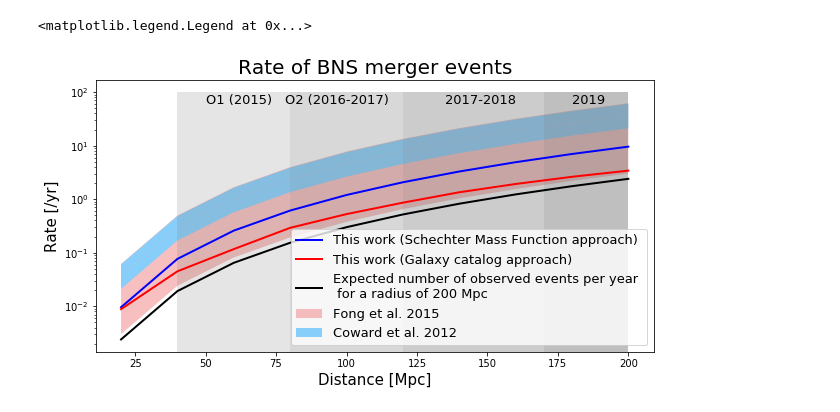
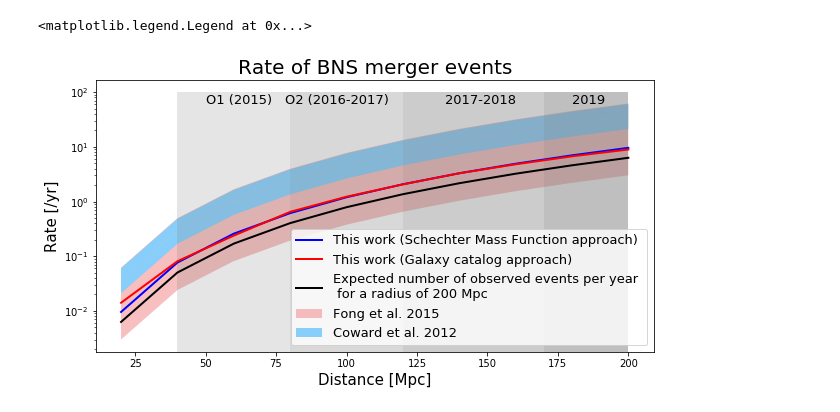
Before and after one commit to kperezsa/BNS-MergerRates, a Jupyter notebook: workVSliterature.ipynb, the cells around one changed output. Saved outputs shown, nothing was run; the diff lists cells and outputs as text; code cells hidden in the pictures.

Commit message:
new rate number from masses

```diff
--- a/workVSliterature.ipynb
+++ b/workVSliterature.ipynb
@@ -34,3 +28,9 @@ observeRateArray=2.4*volumeArray/volume200
+# %%
+schechterRateArray=schechterRate/scaleArray
+catArrayX=np.arange(20,220,20)
+catArrayY=[0.01411599, 0.08109434, 0.23852455, 0.64788366, 1.22554765, 2.05579421, 3.28342768, 4.79447065, 6.70633713, 8.93970804]
+volume200=(4/3)*np.pi*(200**3)
+observeRateArray=6.3014703628067439*volumeArray/volume200
 # %%
 FongRateArray=FongRate/scaleArray
 FongRateMaxArray=FongRateMax/scaleArray
@@ -58,9 +58,6 @@ o4High=200*np.ones(100)
 # %%
 #################### Ploting
 # %%
-catArrayX=np.arange(20,220,20)
-catArrayY=[0.0088406, 0.04492189, 0.11679104, 0.2918302,0.52683759,0.86088149, 1.34667325, 1.9227585, 2.62160458,3.41537894]
-
 font = {'family': 'sans-serif',
         'color':  'black',
         'weight': 'normal',
@@ -81,32 +78,31 @@ ax = fig.add_subplot(111)
 #ax.fill_between(rangeArray, NakarRateMinArray, NakarRateMaxArray, facecolor='orange', alpha=0.3,interpolate=True)
 #Fong
 ax.fill_between(rangeArray, FongRateArray, FongRateMaxArray, facecolor='lightcoral',alpha=0.5,interpolate=True)
 ax.fill_between(rangeArray, FongRateArray, FongRateMinArray, facecolor='lightcoral', alpha=0.5,interpolate=True,label="Fong et al. 2015")
 #Abbot (plot only high spin BNS - small difference between low vs. high spin)
 #ax.plot(rangeArray,AbbotRateHighArray,c='orange')
 #Coward (beam corrected upper limits)
 ax.fill_between(rangeArray, CowardRateArray, CowardRateMaxArray, facecolor='lightskyblue',alpha=1, interpolate=True)
 ax.fill_between(rangeArray, CowardRateArray, CowardRateMinArray, facecolor='lightskyblue', alpha=1,interpolate=True,label="Coward et al. 2012")
 #Doctor (assuming no underlying galaxy flux)
 #ax.fill_between(rangeArray, DoctorMaxArray, DoctorMinArray, facecolor='red', alpha=0.5,interpolate=True)
 #My results
 ax.plot(rangeArray,schechterRateArray,c='blue',linewidth=2,label="This work (Schechter Mass Function approach)")
-#ax.plot(rangeArray,catalogRateArray,c='red',linewidth=2,label="This work (Galaxy catalog approach)")
 ax.plot(catArrayX,catArrayY,c='r',linewidth=2,label="This work (Galaxy catalog approach)")
 ax.plot(rangeArray,observeRateArray,c="black",linewidth=2,label="Expected number of observed events per year \n for a radius of 200 Mpc")
 ax.fill_betweenx(np.arange(100),o1Low,o1High,facecolor="gray",alpha=0.2)
 plt.text(50, 60, 'O1 (2015)', fontdict=font3)
 plt.text(78, 60, 'O2 (2016-2017)', fontdict=font3)
 plt.text(135, 60, '2017-2018', fontdict=font3)
 plt.text(180, 60, '2019', fontdict=font3)
 ax.fill_betweenx(np.arange(100),o2Low,o2High,facecolor="gray",alpha=0.3)
 ax.fill_betweenx(np.arange(100),o3Low,o3High,facecolor="gray",alpha=0.4)
 ax.fill_betweenx(np.arange(100),o4Low,o4High,facecolor="gray",alpha=0.5)
 ax.set_title("Rate of BNS merger events",fontdict=font)
 ax.set_xlabel("Distance [Mpc]",fontdict=font2)
 ax.set_ylabel("Rate [/yr]",fontdict=font2)
 ax.set_yscale("log")
 ax.legend(loc='lower right',ncol=1,prop=font3)
 # %% [output]
 <matplotlib.legend.Legend at 0x...>
-[figure, old version]
+[figure, new version]
```
Also changed, not shown: parts of 2 cells of this notebook.
